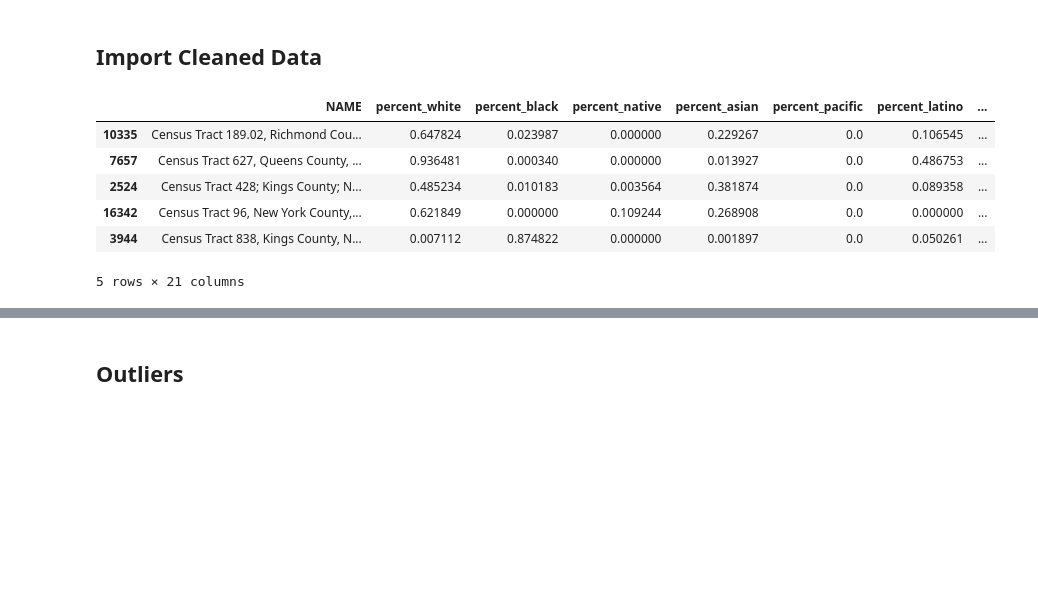
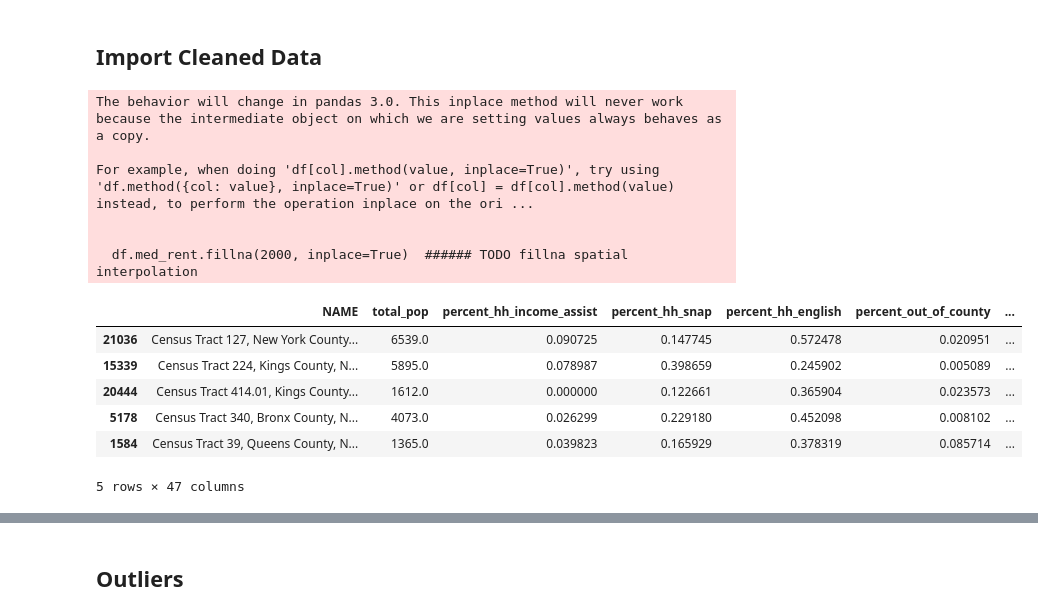
Before and after one commit to khyateed/forecasting-gentrification-nyc, a Jupyter notebook: postprocessing.ipynb, the cells around one changed output, grey strips where cells are left out. Drawn from its saved outputs; the diff is of its cells as text; code cells hidden in the pictures; blank space fills up the shorter version.

Commit message:
include new ACS data

```diff
--- a/postprocessing.ipynb
+++ b/postprocessing.ipynb
@@ -21,29 +17,27 @@ from functions import *
 # %%
-acs = pd.read_parquet("Data/Cleaned/ACS.parquet")
-citi =  pd.read_parquet("Data/Cleaned/Citibike_Clean/citibike_all_processed.parquet")
-
 # merge df's together on hard tract name (with decimal points)
 
 df = acs.merge(citi, left_on=['full_tract','year'], right_on=['Tract','Year'], how='left')
 df.drop(['Tract','Year'],axis=1,inplace=True)
+df['Proportion_citibike_rides'] = df['Proportion_citibike_rides'].fillna(0)  #### TODO: spatial interpolation?
 
-# do a fuzzy join on the remaining counties by removing decimal points from tract
+# # do a fuzzy join on the remaining counties by removing decimal points from tract
 
-no_bike = df[df.Proportion_citibike_rides.isna()].drop('Proportion_citibike_rides', axis=1)
-no_bike['fuzzy_tract'] = no_bike['full_tract'].apply(lambda x: x[:-2])
+# no_bike = df[df.Proportion_citibike_rides.isna()].drop('Proportion_citibike_rides', axis=1)
+# no_bike['fuzzy_tract'] = no_bike['full_tract'].apply(lambda x: x[:-2])
 
-citi_fuzzy = citi.copy()
-citi_fuzzy['fuzzy_tract'] = citi_fuzzy['Tract'].apply(lambda x: x[:-2])
-citi_fuzzy.drop('Tract',axis=1,inplace=True)
+# citi_fuzzy = citi.copy()
+# citi_fuzzy['fuzzy_tract'] = citi_fuzzy['Tract'].apply(lambda x: x[:-2])
+# citi_fuzzy.drop('Tract',axis=1,inplace=True)
 
-df_fuzzy = no_bike.merge(citi_fuzzy, left_on=['fuzzy_tract','year'], right_on=['fuzzy_tract','Year'], how='left').drop_duplicates()
-df_fuzzy.drop(['fuzzy_tract','Year'], axis=1, inplace=True)
+# df_fuzzy = no_bike.merge(citi_fuzzy, left_on=['fuzzy_tract','year'], right_on=['fuzzy_tract','Year'], how='left').drop_duplicates()
+# df_fuzzy.drop(['fuzzy_tract','Year'], axis=1, inplace=True)
 
 
-# add the fuzzy matches back into main df
-df_w_bike = df[~df.Proportion_citibike_rides.isna()]
-df = pd.concat([df_fuzzy, df_w_bike]).drop_duplicates(['full_tract','year'])
-df['Proportion_citibike_rides'] = df['Proportion_citibike_rides'].fillna(0)
+# # add the fuzzy matches back into main df
+# df_w_bike = df[~df.Proportion_citibike_rides.isna()]
+# df = pd.concat([df_fuzzy, df_w_bike]).drop_duplicates(['full_tract','year'])
+# df['Proportion_citibike_rides'] = df['Proportion_citibike_rides'].fillna(0)
 # %%
 ## Add Tree Census
 
@@ -54,15 +48,21 @@ df['num_trees'] = df['num_trees'].fillna(0)  #### TODO: fill tree nans with the
 # %%
 ## Zillow Data
 
 zillow = pd.read_parquet("Data/Cleaned/zillow_clean.parquet")
 df = df.merge(zillow, on=['full_tract','year'], how='left')
-df.fillna(2000, inplace=True)  ###### TODO fillna with region/zipcode average
+# df.med_rent.fillna(2000, inplace=True)  ###### TODO fillna spatial interpolation
 df.sample(5)
 # %% [output]
+The behavior will change in pandas 3.0. This inplace method will never work because the intermediate object on which we are setting values always behaves as a copy.
+
+For example, when doing 'df[col].method(value, inplace=True)', try using 'df.method({col: value}, inplace=True)' or df[col] = df[col].method(value) instead, to perform the operation inplace on the ori ...
+
+
+  df.med_rent.fillna(2000, inplace=True)  ###### TODO fillna spatial interpolation
-|  | NAME | percent_white | percent_black | percent_native | percent_asian | percent_pacific | percent_latino | ... |
-| 10335 | Census Tract 189.02, Richmond Cou... | 0.647824 | 0.023987 | 0.000000 | 0.229267 | 0.0 | 0.106545 | ... |
-| 7657 | Census Tract 627, Queens County, ... | 0.936481 | 0.000340 | 0.000000 | 0.013927 | 0.0 | 0.486753 | ... |
-| 2524 | Census Tract 428; Kings County; N... | 0.485234 | 0.010183 | 0.003564 | 0.381874 | 0.0 | 0.089358 | ... |
-| 16342 | Census Tract 96, New York County,... | 0.621849 | 0.000000 | 0.109244 | 0.268908 | 0.0 | 0.000000 | ... |
-| 3944 | Census Tract 838, Kings County, N... | 0.007112 | 0.874822 | 0.000000 | 0.001897 | 0.0 | 0.050261 | ... |
+|  | NAME | total_pop | percent_hh_income_assist | percent_hh_snap | percent_hh_english | percent_out_of_county | ... |
+| 21036 | Census Tract 127, New York County... | 6539.0 | 0.090725 | 0.147745 | 0.572478 | 0.020951 | ... |
+| 15339 | Census Tract 224, Kings County, N... | 5895.0 | 0.078987 | 0.398659 | 0.245902 | 0.005089 | ... |
+| 20444 | Census Tract 414.01, Kings County... | 1612.0 | 0.000000 | 0.122661 | 0.365904 | 0.023573 | ... |
+| 5178 | Census Tract 340, Bronx County, N... | 4073.0 | 0.026299 | 0.229180 | 0.452098 | 0.008102 | ... |
+| 1584 | Census Tract 39, Queens County, N... | 1365.0 | 0.039823 | 0.165929 | 0.378319 | 0.085714 | ... |
-5 rows × 21 columns
+5 rows × 47 columns
```
Also changed, not shown: parts of 20 cells of this notebook.
